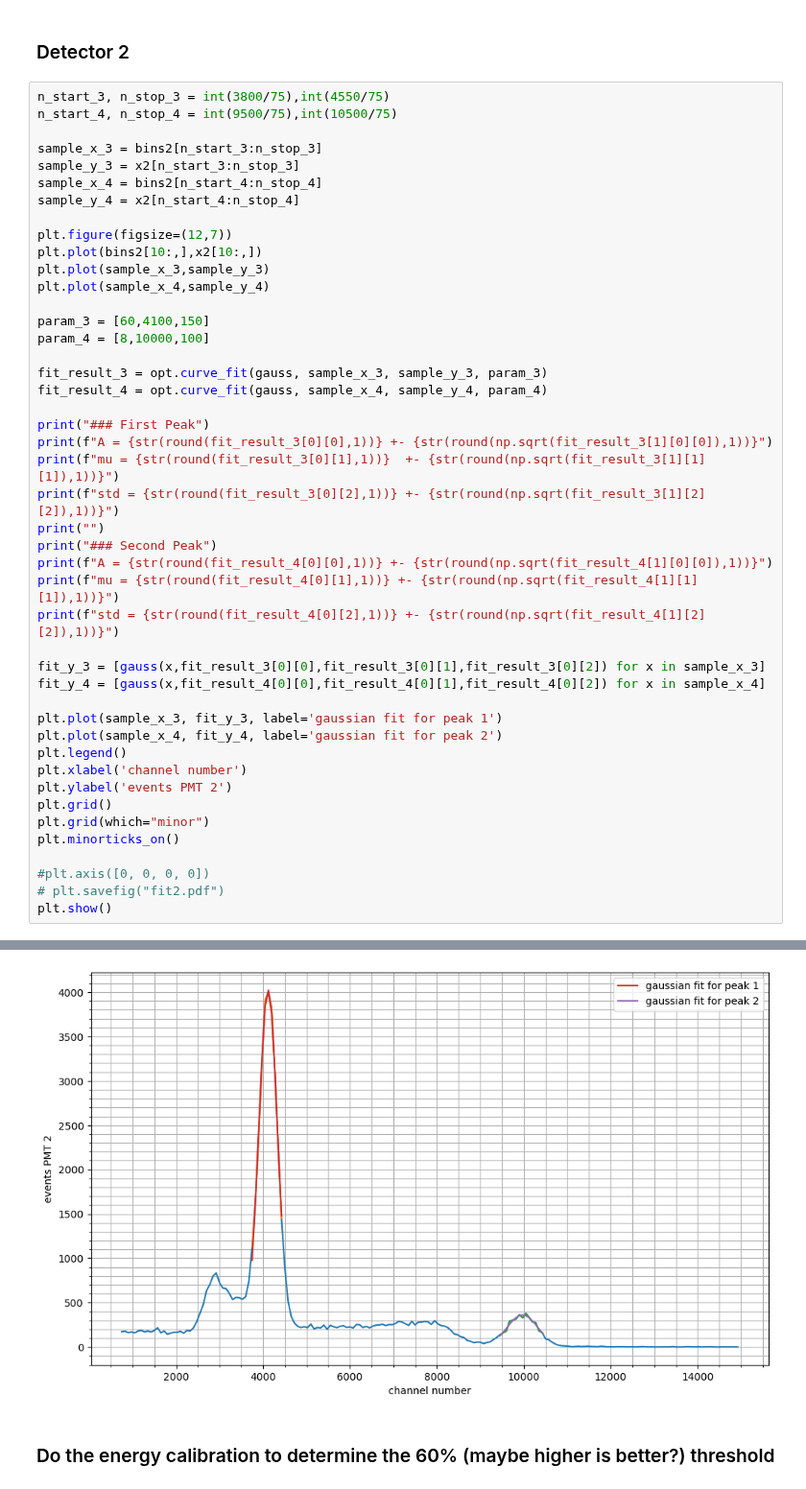
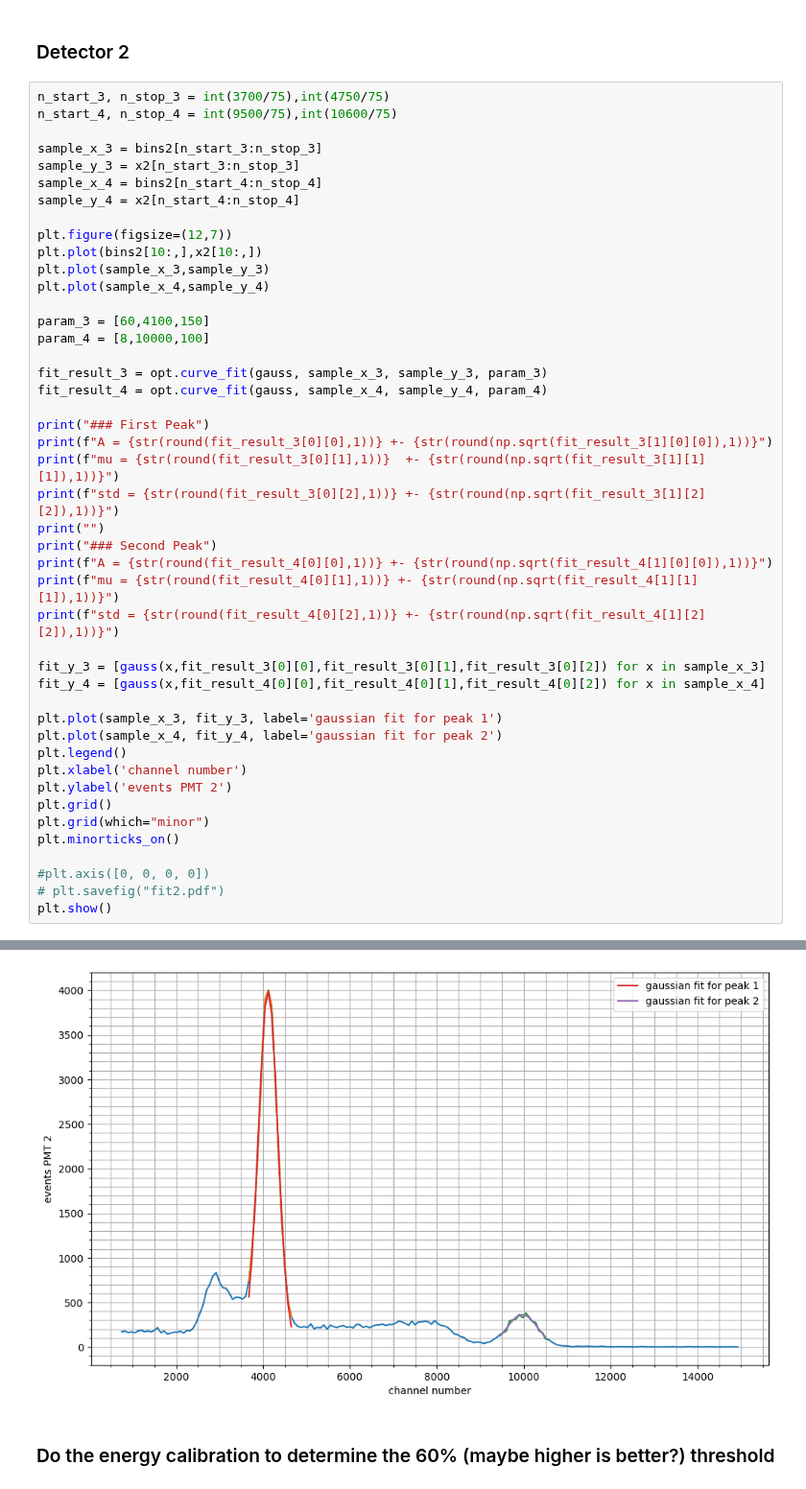
Before and after one commit to MRNock04/P3, a Jupyter notebook: Winkelkorrelation/Ergebnisse/Koinzidenz_students.ipynb, the cells around one changed output, grey strips where cells are left out. Shown at 96% size. Drawn from its saved outputs; the diff is of its cells as text.

```diff
--- a/Winkelkorrelation/Ergebnisse/Koinzidenz_students.ipynb
+++ b/Winkelkorrelation/Ergebnisse/Koinzidenz_students.ipynb
@@ -235,8 +235,8 @@ std = 310.1 +- 11.4
 # %% [markdown]
 ### Detector 2
 # %%
-n_start_3, n_stop_3 = int(3800/75),int(4550/75)
-n_start_4, n_stop_4 = int(9500/75),int(10500/75)
+n_start_3, n_stop_3 = int(3700/75),int(4750/75)
+n_start_4, n_stop_4 = int(9500/75),int(10600/75)
 
 sample_x_3 = bins2[n_start_3:n_stop_3]
 sample_y_3 = x2[n_start_3:n_stop_3]
@@ -292,4 +292,4 @@ std = 356.1 +- 16.5
-[figure, old version]
+[figure, new version]
 # %% [markdown]
 ### Do the energy calibration to determine the 60% (maybe higher is better?) threshold
 # %% [markdown]
```
Also changed, not shown: parts of 11 cells of this notebook.
